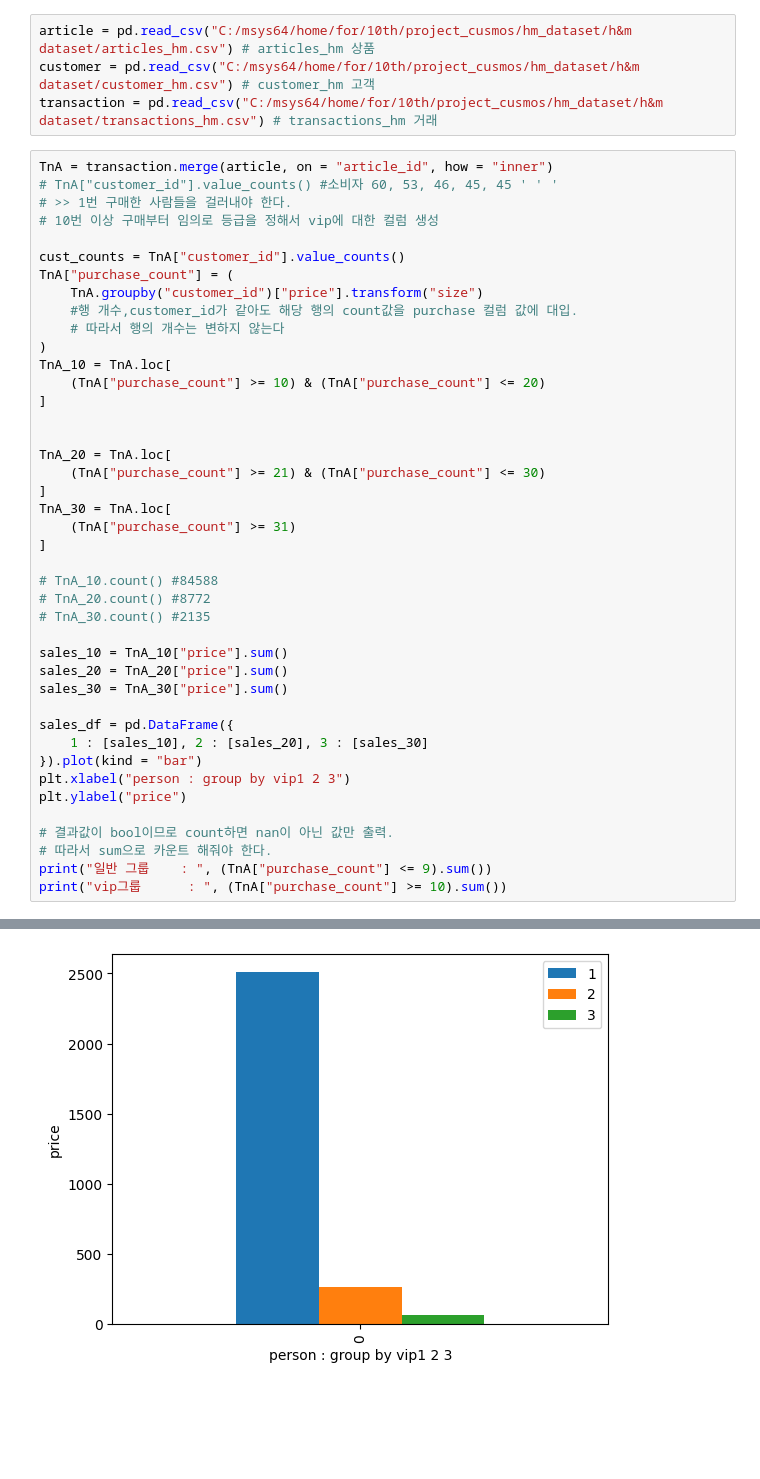
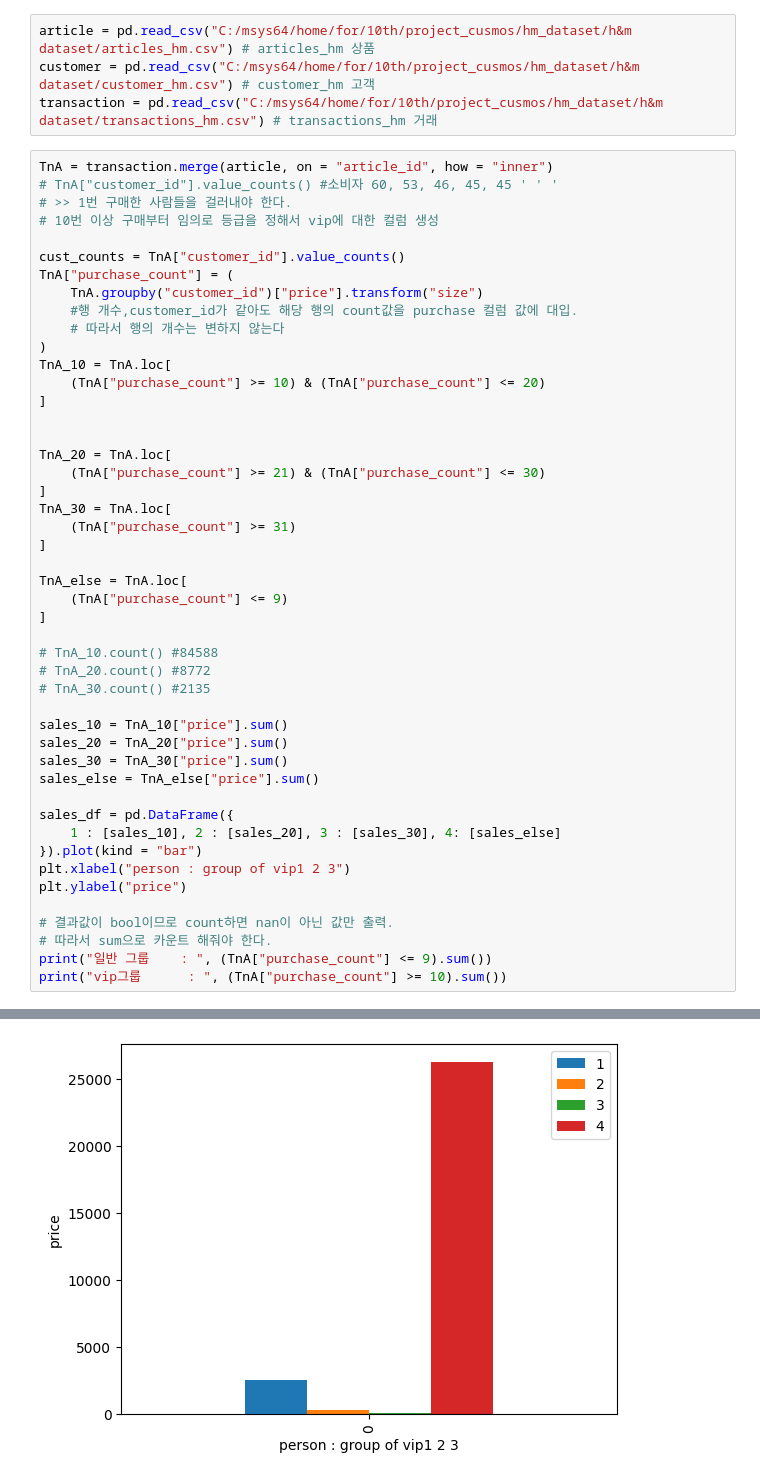
Before and after one commit to Be4hape/10th, a Jupyter notebook: project_cusmos/test2.ipynb, the cells around one changed output, grey strips where cells are left out. Saved outputs shown, nothing was run; the diff lists cells and outputs as text; blank space fills up the shorter version.

```diff
--- a/project_cusmos/test2.ipynb
+++ b/project_cusmos/test2.ipynb
@@ -25,34 +25,39 @@ TnA_10 = TnA.loc[
     (TnA["purchase_count"] >= 10) & (TnA["purchase_count"] <= 20)
 ]
 
 
 TnA_20 = TnA.loc[
     (TnA["purchase_count"] >= 21) & (TnA["purchase_count"] <= 30)
 ]
 TnA_30 = TnA.loc[
     (TnA["purchase_count"] >= 31)
 ]
 
+TnA_else = TnA.loc[
+    (TnA["purchase_count"] <= 9)
+]
+
 # TnA_10.count() #84588
 # TnA_20.count() #8772
 # TnA_30.count() #2135
 
 sales_10 = TnA_10["price"].sum()
 sales_20 = TnA_20["price"].sum()
 sales_30 = TnA_30["price"].sum()
+sales_else = TnA_else["price"].sum()
 
 sales_df = pd.DataFrame({
-    1 : [sales_10], 2 : [sales_20], 3 : [sales_30]
+    1 : [sales_10], 2 : [sales_20], 3 : [sales_30], 4: [sales_else]
 }).plot(kind = "bar")
-plt.xlabel("person : group by vip1 2 3")
+plt.xlabel("person : group of vip1 2 3")
 plt.ylabel("price")
 
 # 결과값이 bool이므로 count하면 nan이 아닌 값만 출력.
 # 따라서 sum으로 카운트 해줘야 한다.
 print("일반 그룹    : ", (TnA["purchase_count"] <= 9).sum())
 print("vip그룹      : ", (TnA["purchase_count"] >= 10).sum())
 # %% [output]
 일반 그룹    :  953080
 vip그룹      :  95495
-[figure, old version]
+[figure, new version]
 # %%
```
Also changed, not shown: parts of 1 cell of this notebook, 4 other files.
